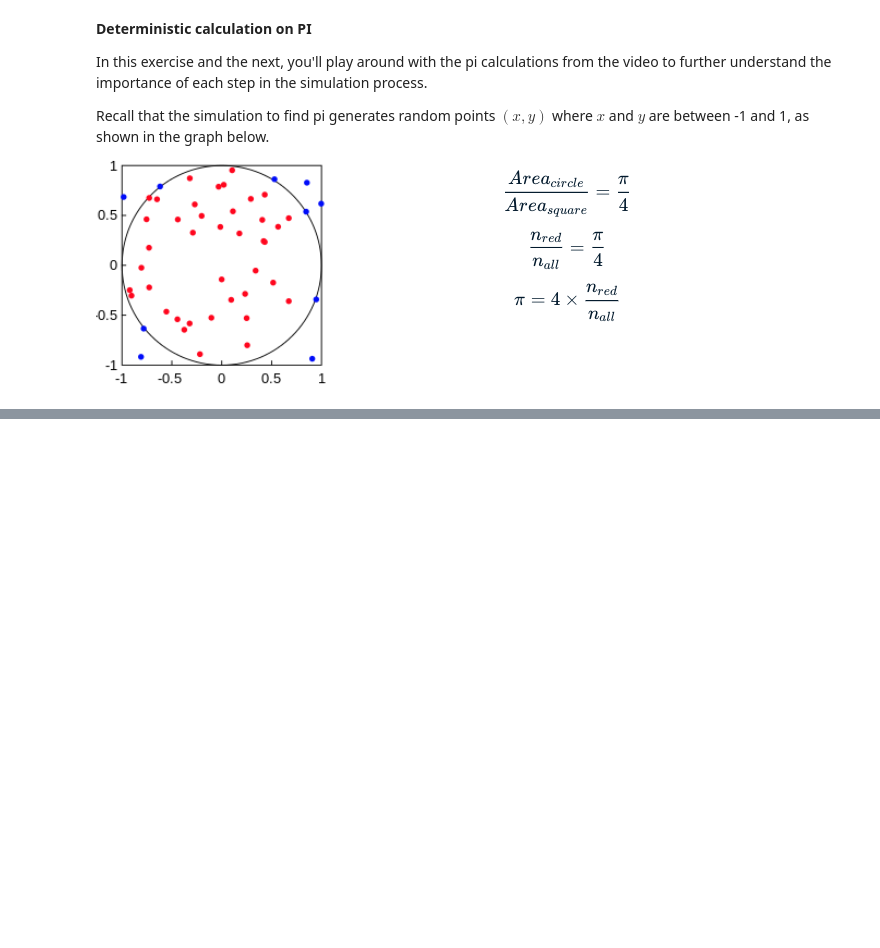
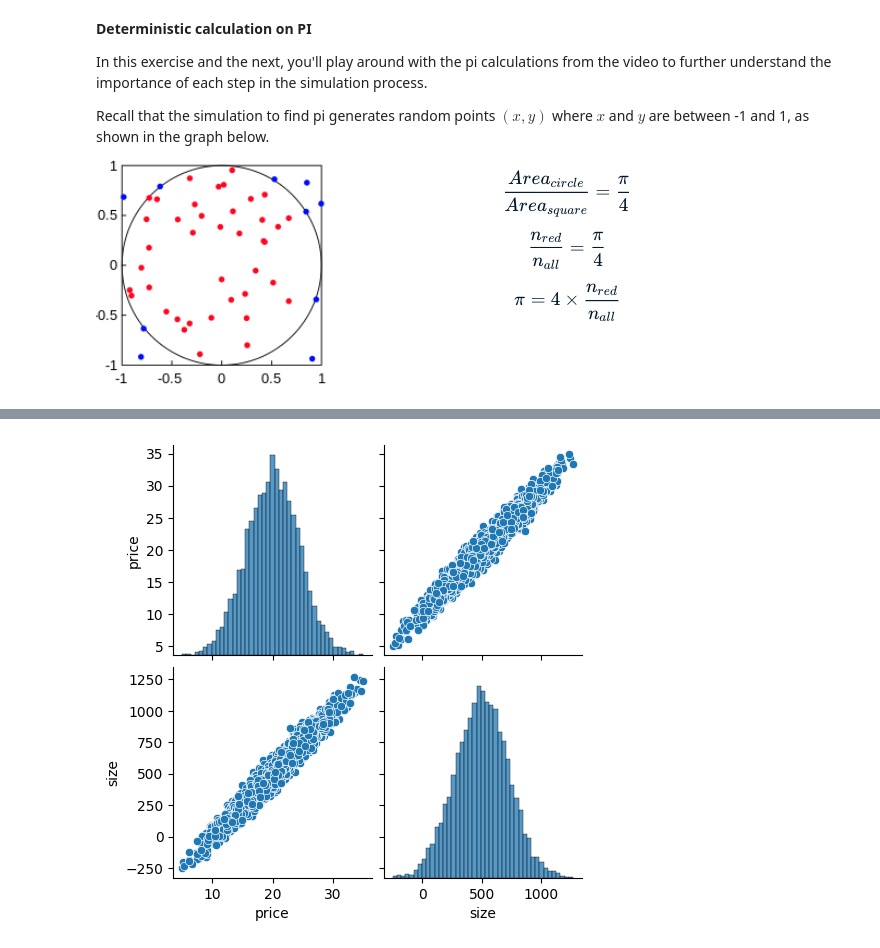
Before and after one commit to tongxizh/SLM_Credit_Risk, a Jupyter notebook: Monte Carlo Simulation Example and Code.ipynb, the cells around one changed output, grey strips where cells are left out. Drawn from its saved outputs; the diff is of its cells as text; code cells hidden in the pictures; blank space fills up the shorter version.

```diff
--- a/Monte Carlo Simulation Example and Code.ipynb
+++ b/Monte Carlo Simulation Example and Code.ipynb
@@ -118,0 +283,15 @@ print(pi)
+# %%
+mean_value = [20, 500]
+sample_size_value = 5000
+cov_mat = np.array([[19, 950], [950, 50000]])
+
+# Simulate the results using sampling
+simulated_results = st.multivariate_normal.rvs(mean = mean_value, size = sample_size_value, cov = cov_mat)
+simulated_house_price_size = pd.DataFrame({"price":simulated_results[:,0],
+                                           "size":simulated_results[:,1]})
+
+# Visualize the results
+sns.pairplot(simulated_house_price_size)
+plt.show()
+# %% [output]
+[figure, added]
```
Also changed, not shown: parts of 68 cells of this notebook.
